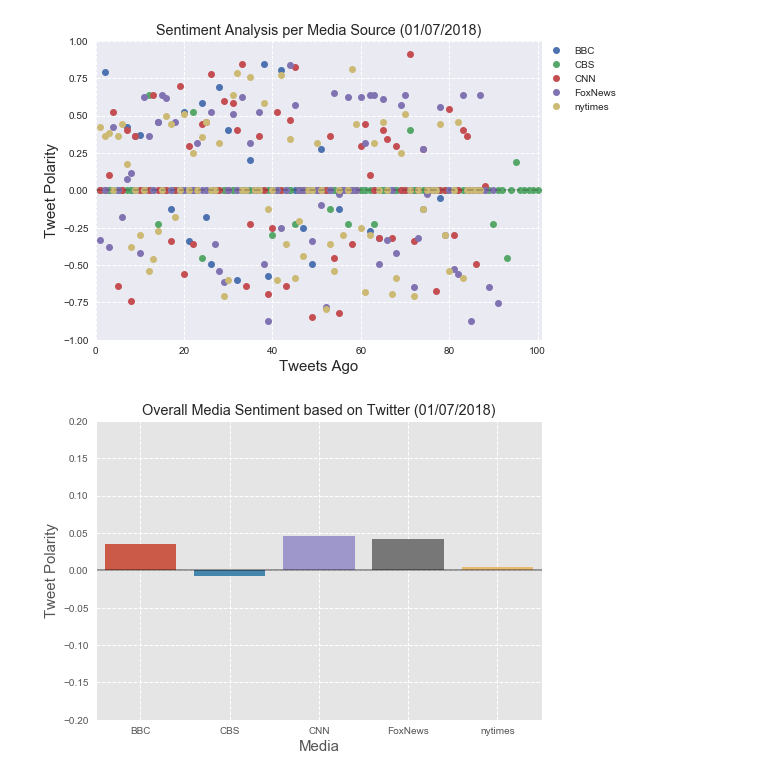
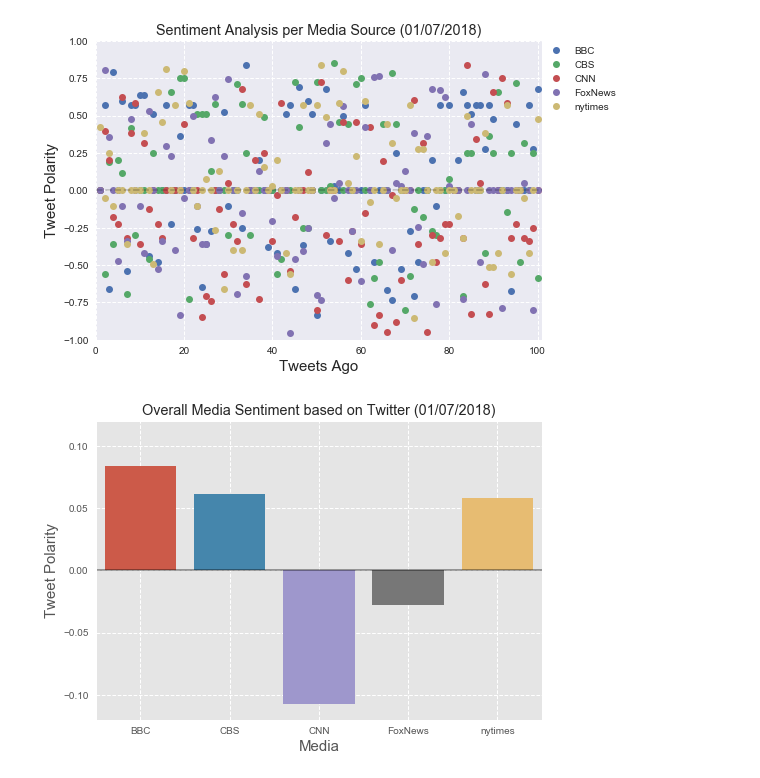
Before and after one commit to minas26902/NewsSentimentAnalysis, a Jupyter notebook: HW7-NewsMood_AMD.ipynb, the cells around one changed output. Saved outputs shown, nothing was run; the diff lists cells and outputs as text; code cells hidden in the pictures.

```diff
--- a/HW7-NewsMood_AMD.ipynb
+++ b/HW7-NewsMood_AMD.ipynb
@@ -73,7 +67,7 @@ for org in news_orgs:
     neutral_list = []
 
     # Run search for each tweet
-    public_tweets = api.search(org, count=100, result_type="recent")
+    public_tweets = api.search(org, count=100, result_type="recent",lang='en')
     #print(json.dumps(public_tweets["statuses"], indent=4, sort_keys=True, separators=(',',': ')))
 
     # Loop through all tweets
@@ -168,19 +162,19 @@ plt.title("Sentiment Analysis per Media Source" + " "+ "(" + datetime.now().strf
 plt.savefig("Sentiment Analysis of Media Tweets.png",bbox_inches='tight')
 plt.show()
 # %% [output]
-[figure, old version]
+[figure, new version]
 # %%
 # Create a barplot
 ax=sns.barplot(x=' Media', y='Compound_Mean', data=sentiment_means_pd)
 
 # Customize barplot features
 ax.set_xlabel('Media', fontsize=15)
 ax.set_ylabel('Tweet Polarity', fontsize=15)
 ax.set_title("Overall Media Sentiment based on Twitter"+ " "+ "(" + datetime.now().strftime('%m/%d/%Y') + ")")
-ax.set_ylim(-0.2,0.2)
+ax.set_ylim(-0.12, 0.12)
 ax.grid(True, ls='dashed')
 ax.hlines(0, -1, 10, colors='k', alpha=0.4)
 plt.savefig("Overall Sentiment based on Twitter.png")
 plt.show()
 # %% [output]
-[figure, old version]
+[figure, new version]
```
Also changed, not shown: parts of 4 cells of this notebook, 6 other files.
